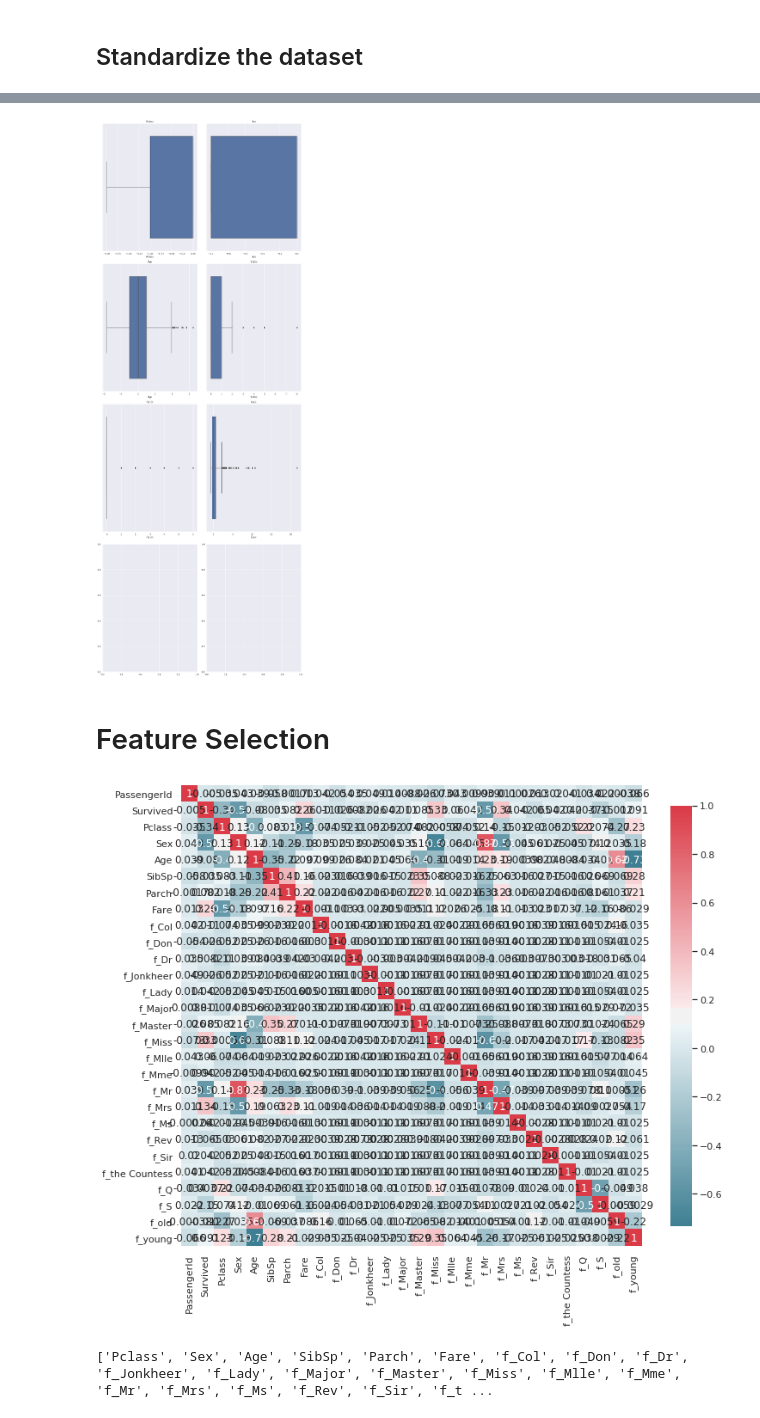
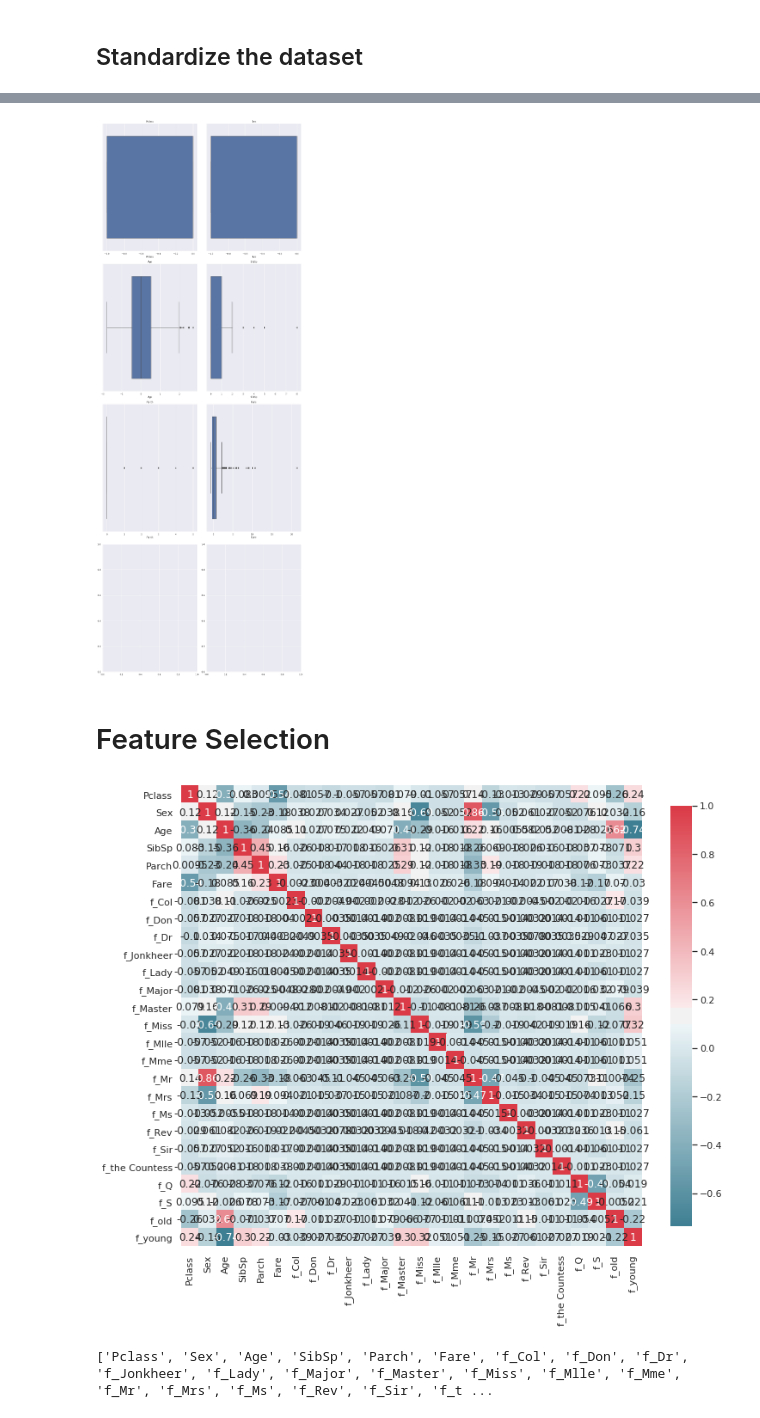
Before and after one commit to hayari/GoMyCodeML, a Jupyter notebook: Logistic_Regression.ipynb, the cells around one changed output, grey strips where cells are left out. Saved outputs shown, nothing was run; the diff lists cells and outputs as text; code cells hidden in the pictures.

```diff
--- a/Logistic_Regression.ipynb
+++ b/Logistic_Regression.ipynb
@@ -378,7 +354,12 @@ data3[num_feats].describe()
+# %%
+scaler=RobustScaler()
+scaler.fit(x_train[num_feats])
+x_train[num_feats]=scaler.transform(x_train[num_feats])
+x_test[num_feats]=scaler.transform(x_test[num_feats])
 # %%
-simple_multiplot(data3[num_feats],2,sns.boxplot)
+simple_multiplot(x_train[num_feats],2,sns.boxplot)
 # %% [output]
-[figure, old version]
+[figure, new version]
 # %% [markdown]
 # Feature Selection
 # %%
@@ -396,6 +377,6 @@ def plot_correlation_map( df ):
         annot_kws = { 'fontsize' : 12 }
         )
 # %%
-plot_correlation_map(data3)
+plot_correlation_map(x_train)
 # %% [output]
-[figure, old version]
+[figure, new version]
```
Also changed, not shown: parts of 54 cells of this notebook.
